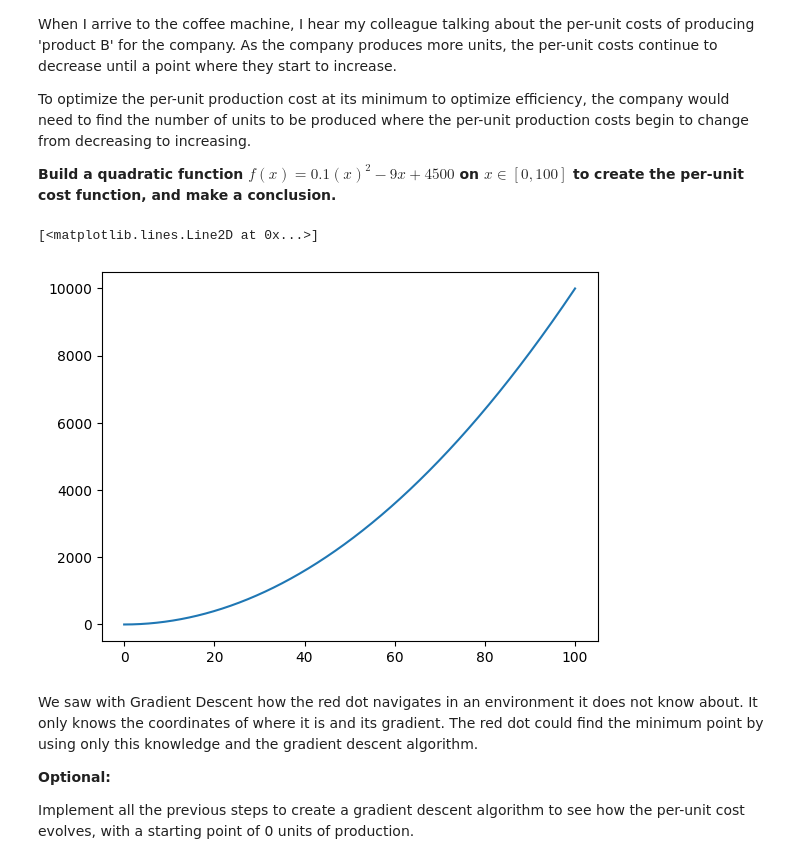
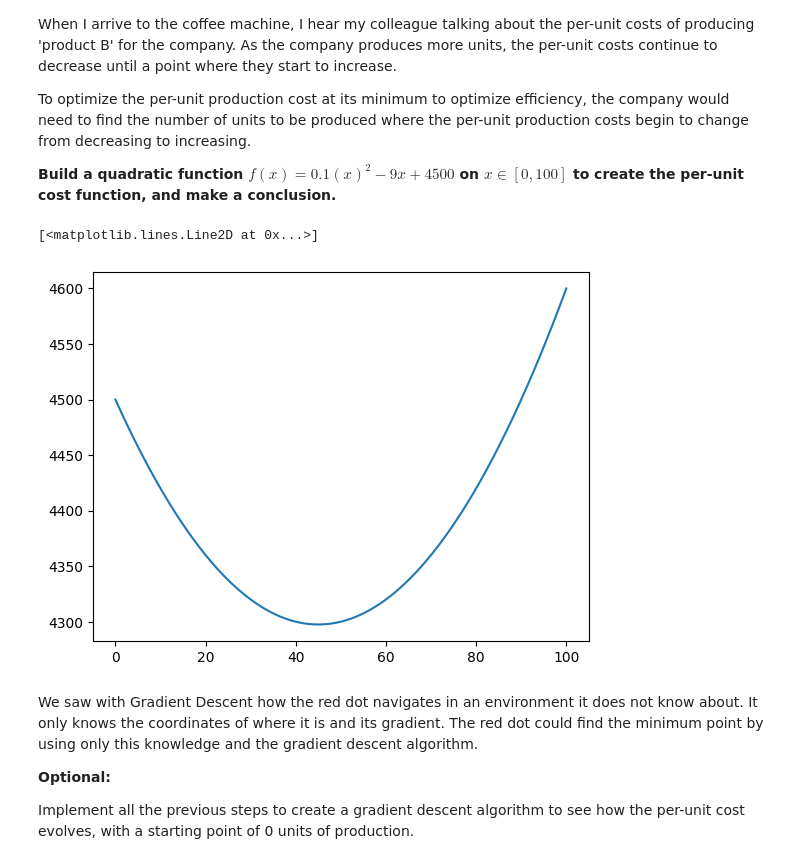
Before and after one commit to Nicolas-DL/calculus-and-algebra-problems-with-python, a Jupyter notebook: notebook/problems.ipynb, the cells around one changed output. Drawn from its saved outputs; the diff is of its cells as text; code cells hidden in the pictures.

```diff
--- a/notebook/problems.ipynb
+++ b/notebook/problems.ipynb
@@ -258,13 +256,15 @@ To optimize the per-unit production cost at its minimum to optimize efficiency,
 # %%
 # Define and plot the function
 import numpy as np
-def costo_unitario(u):
-    return 0,1*u**2-9*u+4500
-u = np.linspace(0,100,1000)
-plt.plot(u,f(u))
+
+def f(x):
+    return 0.1*x**2-9*x+4500
+u = np.linspace(0,100,10000)
+
+plt.plot(u,costo_unitario(u))
 # %% [output]
 [<matplotlib.lines.Line2D at 0x...>]
-[figure, old version]
+[figure, new version]
 # %% [markdown]
 We saw with Gradient Descent how the red dot navigates in an environment it does not know about. It only knows the coordinates of where it is and its gradient. The red dot could find the minimum point by using only this knowledge and the gradient descent algorithm.
 
```
Also changed, not shown: parts of 8 cells of this notebook.
